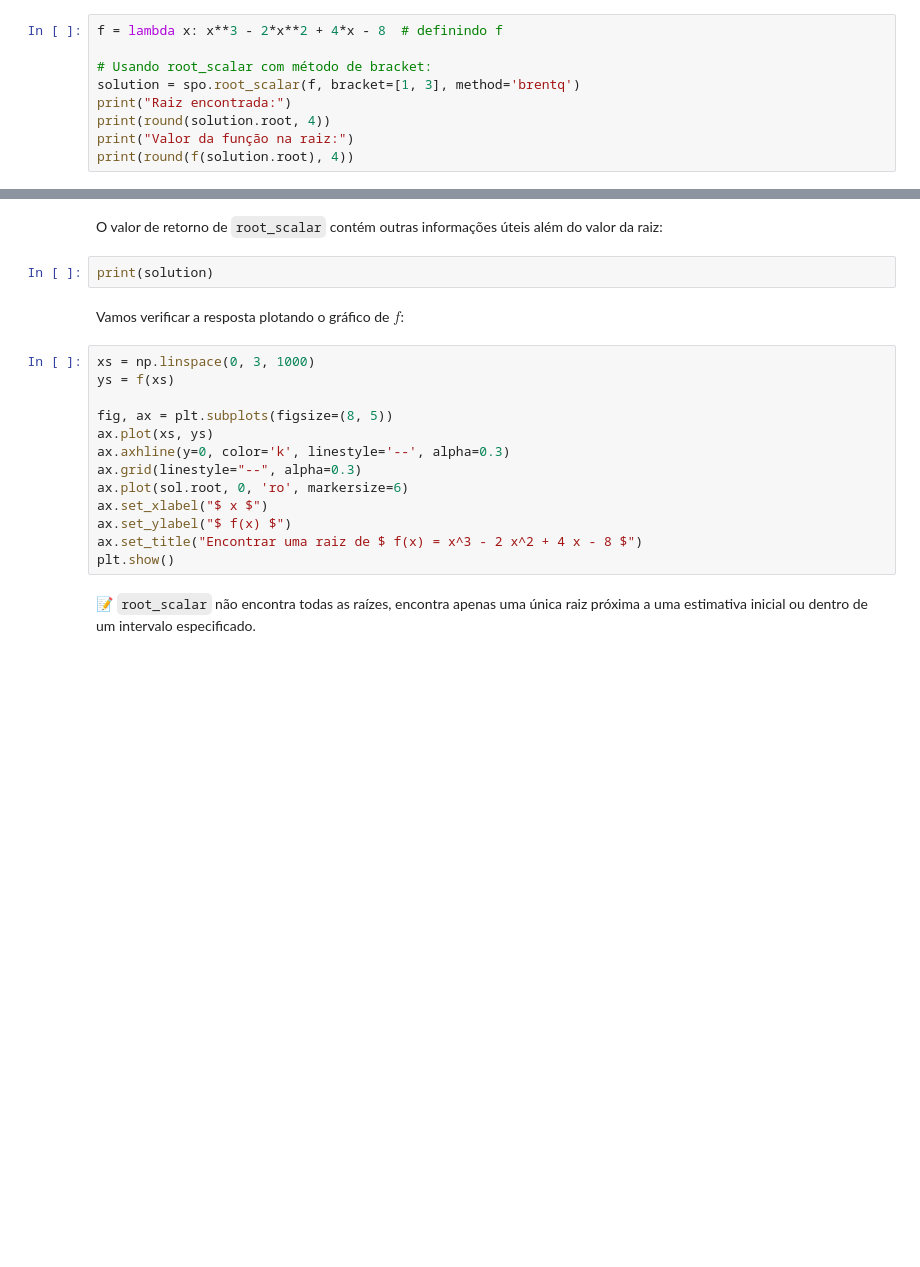
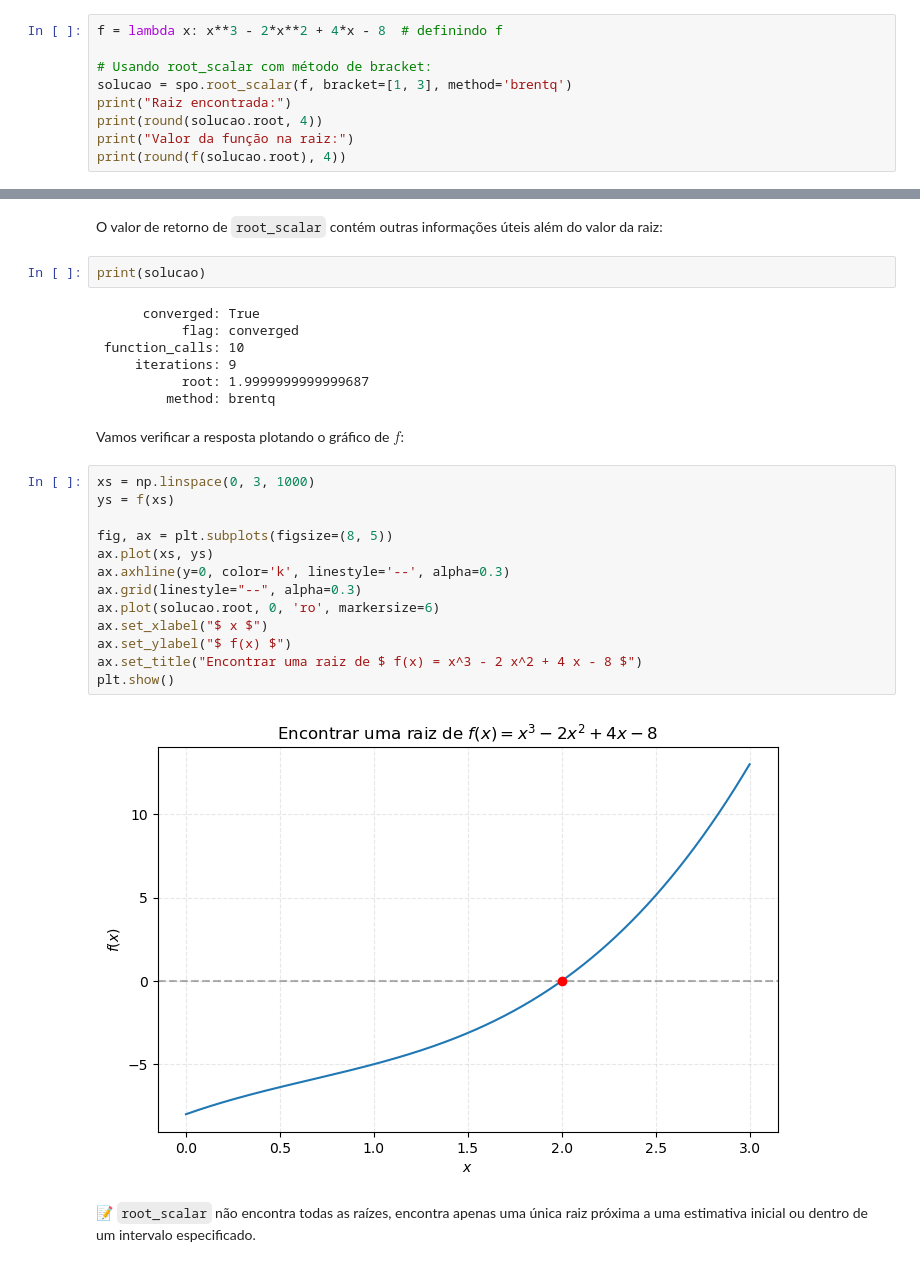
Before and after one commit to pzuehlke/Matematica-Computacional-2, a Jupyter notebook: 04-resolvendo_equacoes/04-resolvendo_equacoes.ipynb, the cells around one changed output, grey strips where cells are left out. Drawn from its saved outputs; the diff is of its cells as text; blank space fills up the shorter version.

```diff
--- a/04-resolvendo_equacoes/04-resolvendo_equacoes.ipynb
+++ b/04-resolvendo_equacoes/04-resolvendo_equacoes.ipynb
@@ -745,8 +756,8 @@ de $ [1, 3] $. Vamos verificar isso:
 f = lambda x: x**3 - 2*x**2 + 4*x - 8  # definindo f
 
 # Usando root_scalar com método de bracket:
-solution = spo.root_scalar(f, bracket=[1, 3], method='brentq')
+solucao = spo.root_scalar(f, bracket=[1, 3], method='brentq')
 print("Raiz encontrada:")
-print(round(solution.root, 4))
+print(round(solucao.root, 4))
 print("Valor da função na raiz:")
-print(round(f(solution.root), 4))
+print(round(f(solucao.root), 4))
@@ -754,22 +770,31 @@ print(round(f(solution.root), 4))
 O valor de retorno de `root_scalar` contém outras informações úteis além do
 valor da raiz:
 # %%
-print(solution)
+print(solucao)
+# %% [output]
+      converged: True
+           flag: converged
+ function_calls: 10
+     iterations: 9
+           root: 1.9999999999999687
+         method: brentq
 # %% [markdown]
 Vamos verificar a resposta plotando o gráfico de $ f $:
 # %%
 xs = np.linspace(0, 3, 1000)
 ys = f(xs)
 
 fig, ax = plt.subplots(figsize=(8, 5))
 ax.plot(xs, ys)
 ax.axhline(y=0, color='k', linestyle='--', alpha=0.3)
 ax.grid(linestyle="--", alpha=0.3)
-ax.plot(sol.root, 0, 'ro', markersize=6)
+ax.plot(solucao.root, 0, 'ro', markersize=6)
 ax.set_xlabel("$ x $")
 ax.set_ylabel("$ f(x) $")
 ax.set_title("Encontrar uma raiz de $ f(x) = x^3 - 2 x^2 + 4 x - 8 $")
 plt.show()
+# %% [output]
+[figure, added]
 # %% [markdown]
 📝 `root_scalar` não encontra todas as raízes, encontra apenas uma única raiz próxima a uma estimativa
 inicial ou dentro de um intervalo especificado.
```
Also changed, not shown: parts of 35 cells of this notebook, 16 other files.
